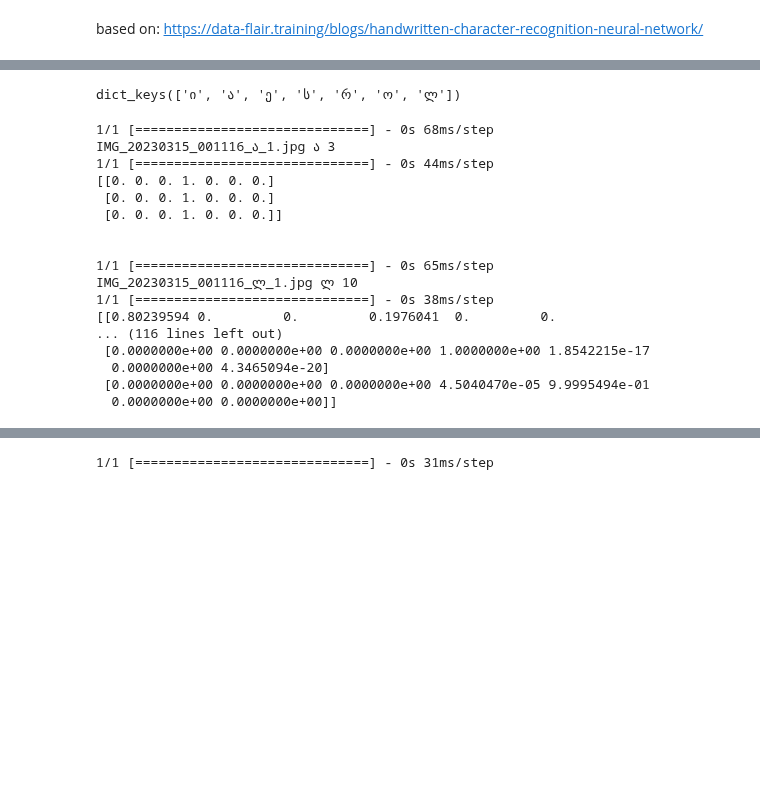
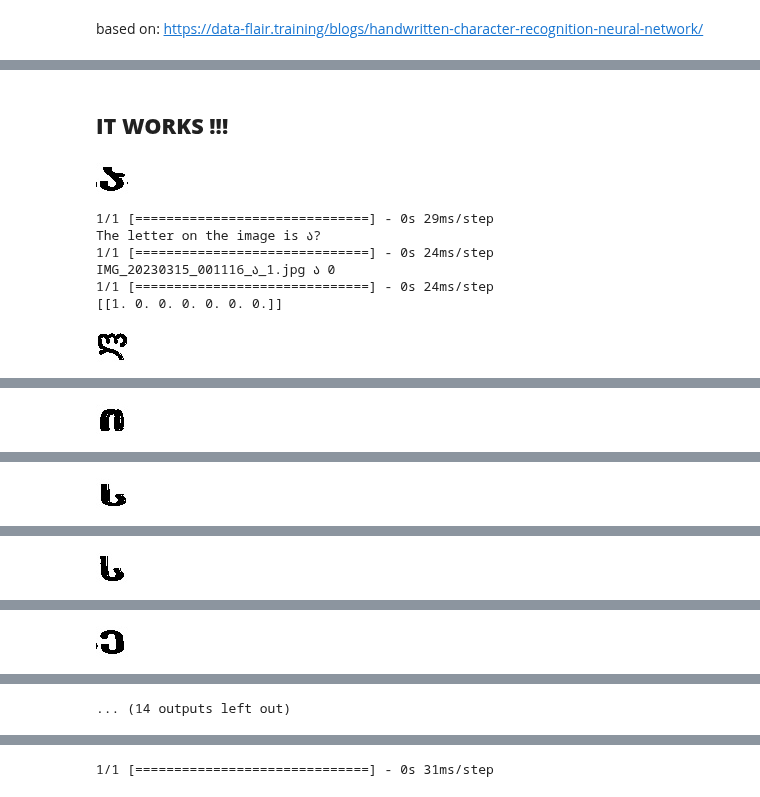
Before and after one commit to am-tropin/georgian-letters, a Jupyter notebook: Georgian_letters_recognition_TF.ipynb, the cells around one changed output, grey strips where cells are left out. Drawn from its saved outputs; the diff is of its cells as text; code cells hidden in the pictures; blank space fills up the shorter version.

Commit message:
looks like predicting works!

```diff
--- a/Georgian_letters_recognition_TF.ipynb
+++ b/Georgian_letters_recognition_TF.ipynb
@@ -770,3 +755,6 @@ print(geo_dict)
+# %%
+lexico_geo_dict = {0:'ა', 1:'ე', 2:'ი', 3:'ლ', 4:'ო', 5:'რ', 6:'ს'}
+# 'ა' - 0, 'ე' - 4, 'ი' - 8, 'ლ' - 10, 'ო' - 13, 'რ' - 16, 'ს' - 17
 # %% [markdown]
 based on: https://data-flair.training/blogs/handwritten-character-recognition-neural-network/
 # %%
@@ -788,12 +776,16 @@ img_url = '/content/cropped_images_predict/IMG_20230315_001116_ა_1.jpg'
 # not ok
 
 pred_img = cv2.imread(img_url)
-cv2_imshow(pred_img)
+crop_resize_img = cv2.resize(pred_img, (my_width, my_height))
+pred_img2 = cv2.cvtColor(crop_resize_img, cv2.COLOR_BGR2GRAY)
+cv2_imshow(pred_img2)
+print(pred_img2.shape)
 
-img_final = np.reshape(pred_img, (3, my_height, my_width, 1))
+img_final = np.reshape(pred_img2, (1, my_height, my_width, 1)) # (3, ...
+print(img_final.shape)
 # print(img_final)
 print(model.predict(img_final))
 print(np.argmax(model.predict(img_final)))
-print("The letter on the image is {0}".format(geo_dict[np.argmax(model.predict(img_final))]))
+print("The letter on the image is {0}".format(lexico_geo_dict[np.argmax(model.predict(img_final))])) # geo_dict
 # %% [output]
 [figure]
@@ -808,47 +800,37 @@ The letter on the image is დ
-# %%
-head_letter_dict.keys()
-# %% [output]
-dict_keys(['ი', 'ა', 'ე', 'ს', 'რ', 'ო', 'ლ'])
+# %% [markdown]
+## **IT WORKS !!!**
 # %%
 import re
 
 pred_folder = "cropped_images_predict/"
 
 pred_dir_list = os.listdir(pred_folder)
-# ა_list = [d for d in dir_list if "ა" in d]
 pred_letter_list = [re.findall("\_(.)\_", d)[0] for d in pred_dir_list if re.findall("\_(.)\_", d)]
-
-# if letter in head_letter_dict.keys()
 
 for img_url in pred_dir_list:
     letter = re.findall("\_(.)\_", img_url)[0]
     if letter in head_letter_dict.keys():
         print()
         print()
         pred_img = cv2.imread(pred_folder+img_url)
-        img_final = np.reshape(pred_img, (3, my_height, my_width, 1))
-        # recognized_letter = geo_dict[np.argmax(model.predict(img_final))] # NO RELATED TO geo_dict !!!
+        crop_resize_img = cv2.resize(pred_img, (my_width, my_height))
+        pred_img2 = cv2.cvtColor(crop_resize_img, cv2.COLOR_BGR2GRAY)
+        cv2_imshow(pred_img2)
+        img_final = np.reshape(pred_img2, (1, my_height, my_width, 1)) # (3, ...
+        # img_final = np.reshape(pred_img, (3, my_height, my_width, 1))
+        print("The letter on the image is {0}?".format(lexico_geo_dict[np.argmax(model.predict(img_final))])) # geo_dict
         print(img_url, letter, np.argmax(model.predict(img_final)))
         print(model.predict(img_final))
         # if recognized_letter == letter:
         #     print("RECOGNIZED CORRECTLY:", letter)
         # else:
         #     print("RECOGNIZED INCORRECTLY: real - {}, recognized - {}".format(letter, recognized_letter))
 # %% [output]
+[figure, added]
-1/1 [==============================] - 0s 68ms/step
-IMG_20230315_001116_ა_1.jpg ა 3
-1/1 [==============================] - 0s 44ms/step
-[[0. 0. 0. 1. 0. 0. 0.]
- [0. 0. 0. 1. 0. 0. 0.]
- [0. 0. 0. 1. 0. 0. 0.]]
-
-
-1/1 [==============================] - 0s 65ms/step
-IMG_20230315_001116_ლ_1.jpg ლ 10
-1/1 [==============================] - 0s 38ms/step
-[[0.80239594 0.         0.         0.1976041  0.         0.
-... (116 lines left out)
- [0.0000000e+00 0.0000000e+00 0.0000000e+00 1.0000000e+00 1.8542215e-17
-  0.0000000e+00 4.3465094e-20]
- [0.0000000e+00 0.0000000e+00 0.0000000e+00 4.5040470e-05 9.9995494e-01
-  0.0000000e+00 0.0000000e+00]]
+1/1 [==============================] - 0s 29ms/step
+The letter on the image is ა?
+1/1 [==============================] - 0s 24ms/step
+IMG_20230315_001116_ა_1.jpg ა 0
+1/1 [==============================] - 0s 24ms/step
+[[1. 0. 0. 0. 0. 0. 0.]]
+[figure, added]
@@ -854,0 +843 @@ IMG_20230315_001116_ლ_1.jpg ლ 10
+[figure, added]
@@ -854,0 +850 @@ IMG_20230315_001116_ლ_1.jpg ლ 10
+[figure, added]
@@ -854,0 +857 @@ IMG_20230315_001116_ლ_1.jpg ლ 10
+[figure, added]
@@ -854,0 +864 @@ IMG_20230315_001116_ლ_1.jpg ლ 10
+[figure, added]
@@ -854,0 +871 @@ IMG_20230315_001116_ლ_1.jpg ლ 10
+... (14 outputs left out)
```
Also changed, not shown: parts of 40 cells of this notebook.
